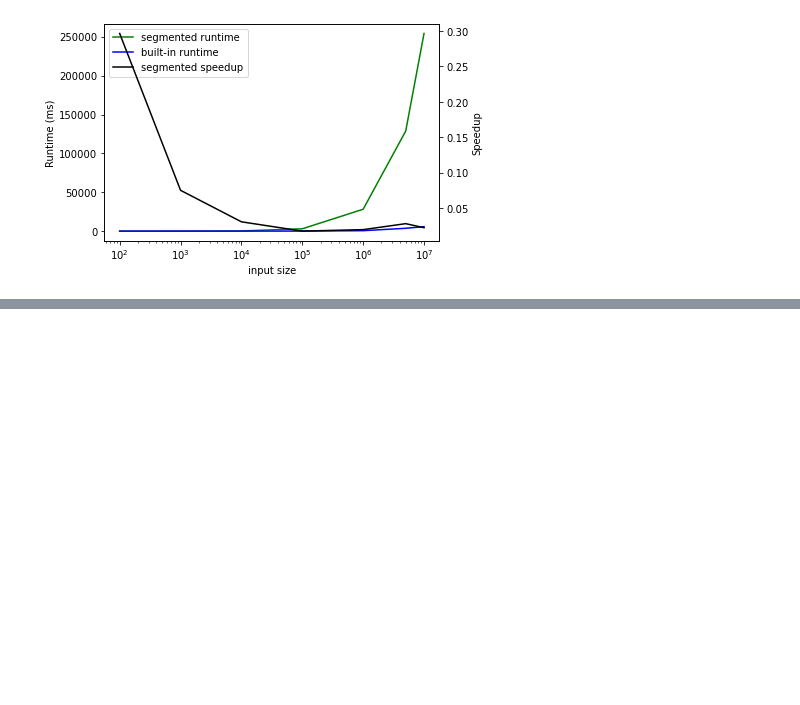
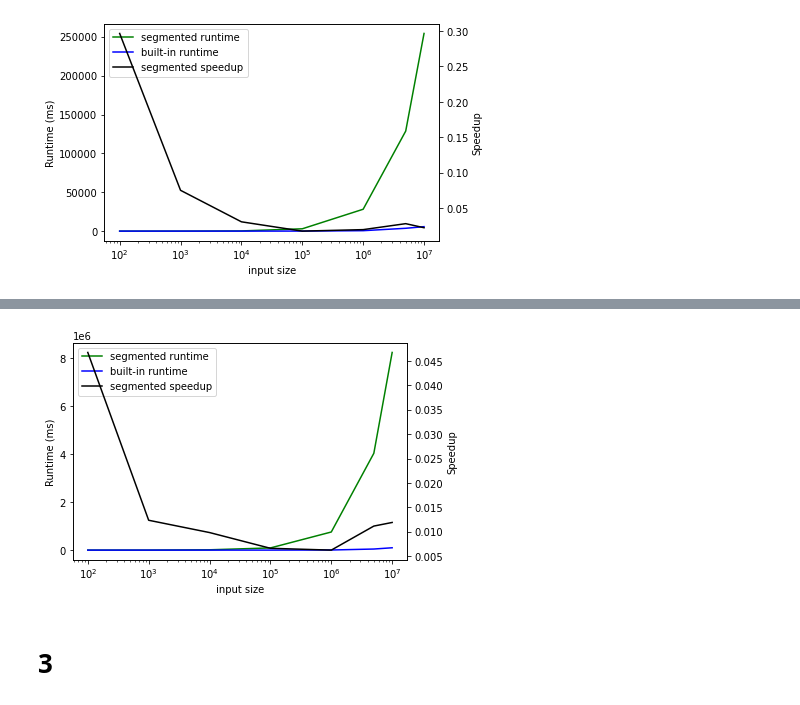
Before and after one commit to antfor/TDA280, a Jupyter notebook: LabC/Graphs.ipynb, the cells around one changed output, grey strips where cells are left out. Saved outputs shown, nothing was run; the diff lists cells and outputs as text; code cells hidden in the pictures; blank space fills up the shorter version.

```diff
--- a/LabC/Graphs.ipynb
+++ b/LabC/Graphs.ipynb
@@ -96,0 +120,6 @@ plotComp('e21', 'i32_', '_bools', 'eb21', 'one_', '_i32s','multicore')
+# %%
+plotComp('e23', 'one_', '_two', 'eb23', 'one_', '_two','multicore')
+# %% [output]
+[figure, added]
+# %% [markdown]
+# 3
```
Also changed, not shown: parts of 11 cells of this notebook, 8 other files.
